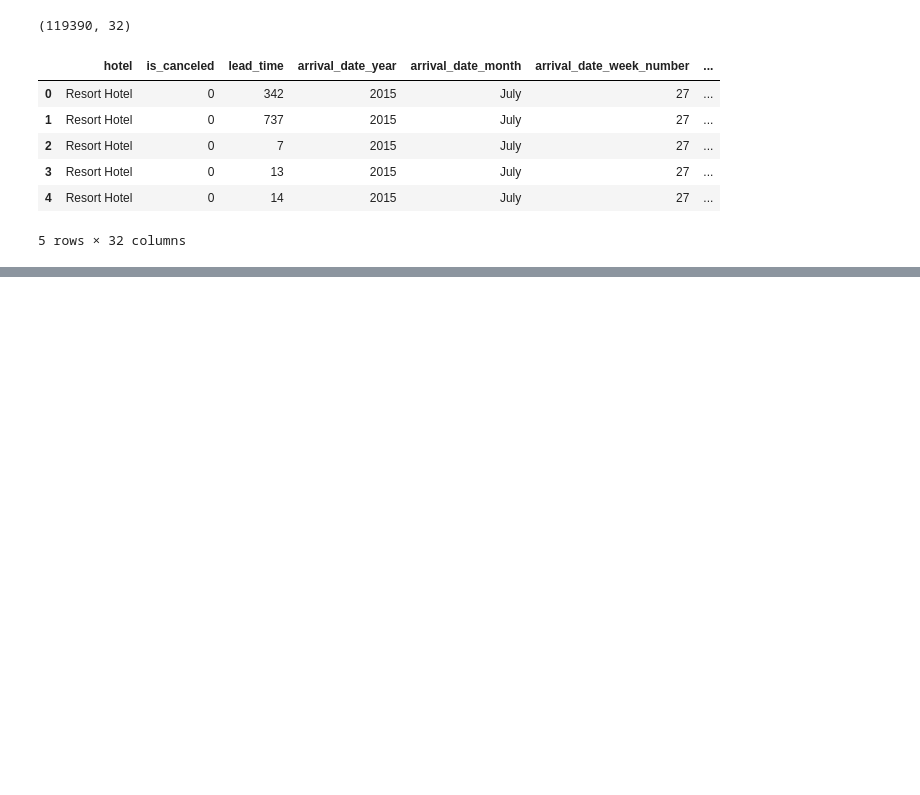
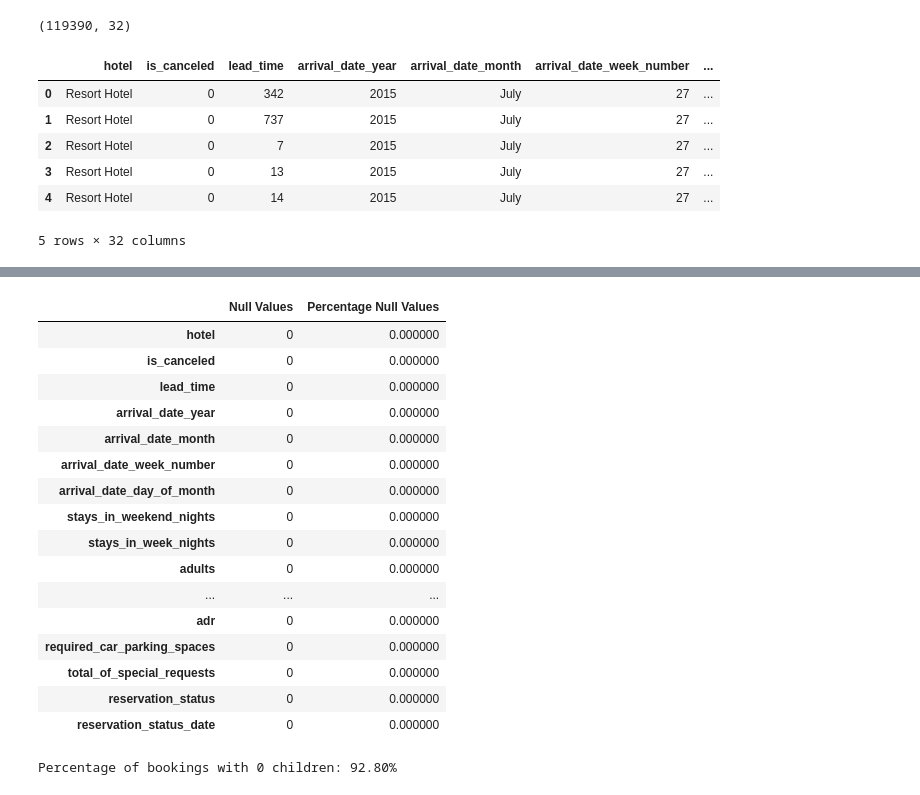
Before and after one commit to yezergmorales/dynamic-pricing, a Jupyter notebook: dev/demand_based_pricing_optimisation.ipynb, the cells around one changed output, grey strips where cells are left out. Saved outputs shown, nothing was run; the diff lists cells and outputs as text; code cells hidden in the pictures; blank space fills up the shorter version.

```diff
--- a/dev/demand_based_pricing_optimisation.ipynb
+++ b/dev/demand_based_pricing_optimisation.ipynb
@@ -118,0 +214,30 @@ df.head()
+# %%
+# checking for null values
+null = pd.DataFrame({'Null Values' : df.isna().sum(), 'Percentage Null Values' : (df.isna().sum()) / (df.shape[0]) * (100)})
+null
+# %% [output]
+|  | Null Values | Percentage Null Values |
+| hotel | 0 | 0.000000 |
+| is_canceled | 0 | 0.000000 |
+| lead_time | 0 | 0.000000 |
+| arrival_date_year | 0 | 0.000000 |
+| arrival_date_month | 0 | 0.000000 |
+| arrival_date_week_number | 0 | 0.000000 |
+| arrival_date_day_of_month | 0 | 0.000000 |
+| stays_in_weekend_nights | 0 | 0.000000 |
+| stays_in_week_nights | 0 | 0.000000 |
+| adults | 0 | 0.000000 |
+| ... | ... | ... |
+| adr | 0 | 0.000000 |
+| required_car_parking_spaces | 0 | 0.000000 |
+| total_of_special_requests | 0 | 0.000000 |
+| reservation_status | 0 | 0.000000 |
+| reservation_status_date | 0 | 0.000000 |
+# %%
+percentage_zero_children = (df['children'] == 0).sum() / len(df) * 100
+print(f"Percentage of bookings with 0 children: {percentage_zero_children:.2f}%")
+
+# we could do fill the NaN in children with 0, due to the lower value of NaNs
+df.fillna({'children': 0}, inplace = True)
+# %% [output]
+Percentage of bookings with 0 children: 92.80%
```
Also changed, not shown: parts of 11 cells of this notebook, 2 other files.
